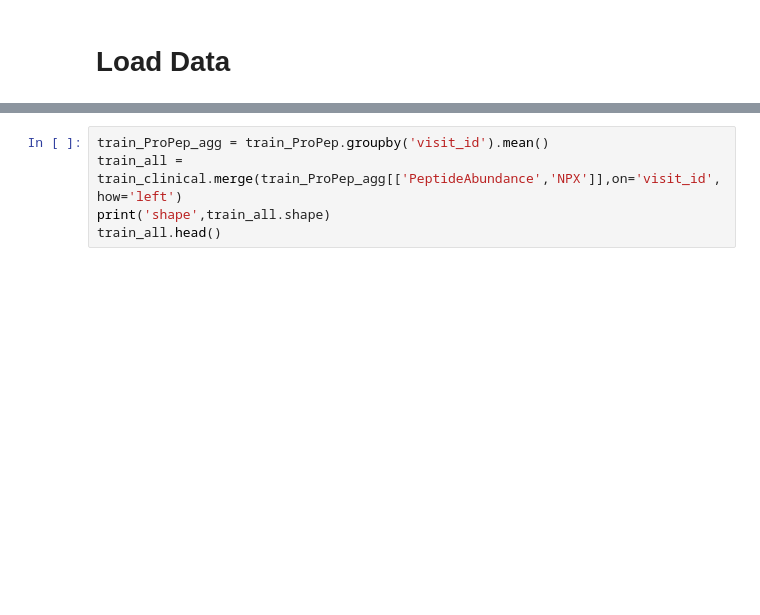
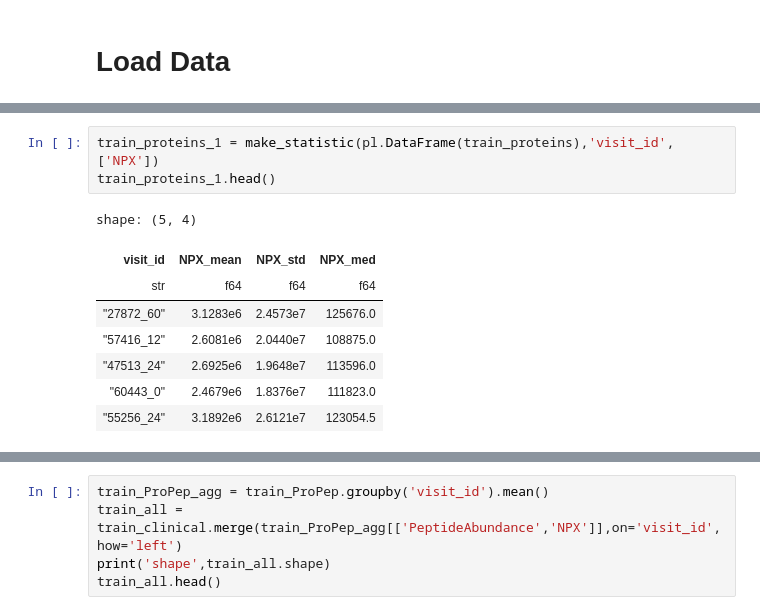
Before and after one commit to kunai-3txk/Compe_tonyobyo, a Jupyter notebook: AMP_FeatureStore.ipynb, the cells around one changed output, grey strips where cells are left out. Saved outputs shown, nothing was run; the diff lists cells and outputs as text; blank space fills up the shorter version.

```diff
--- a/AMP_FeatureStore.ipynb
+++ b/AMP_FeatureStore.ipynb
@@ -99,0 +87,12 @@ Proteins shape: (232741, 5) Peptides shape: (981834, 6) Clinical shape: (2615, 8
+# %%
+train_proteins_1 = make_statistic(pl.DataFrame(train_proteins),'visit_id',['NPX'])
+train_proteins_1.head()
+# %% [output]
+shape: (5, 4)
+| visit_id | NPX_mean | NPX_std | NPX_med |
+| str | f64 | f64 | f64 |
+| "27872_60" | 3.1283e6 | 2.4573e7 | 125676.0 |
+| "57416_12" | 2.6081e6 | 2.0440e7 | 108875.0 |
+| "47513_24" | 2.6925e6 | 1.9648e7 | 113596.0 |
+| "60443_0" | 2.4679e6 | 1.8376e7 | 111823.0 |
+| "55256_24" | 3.1892e6 | 2.6121e7 | 123054.5 |
```
Also changed, not shown: parts of 22 cells of this notebook.
